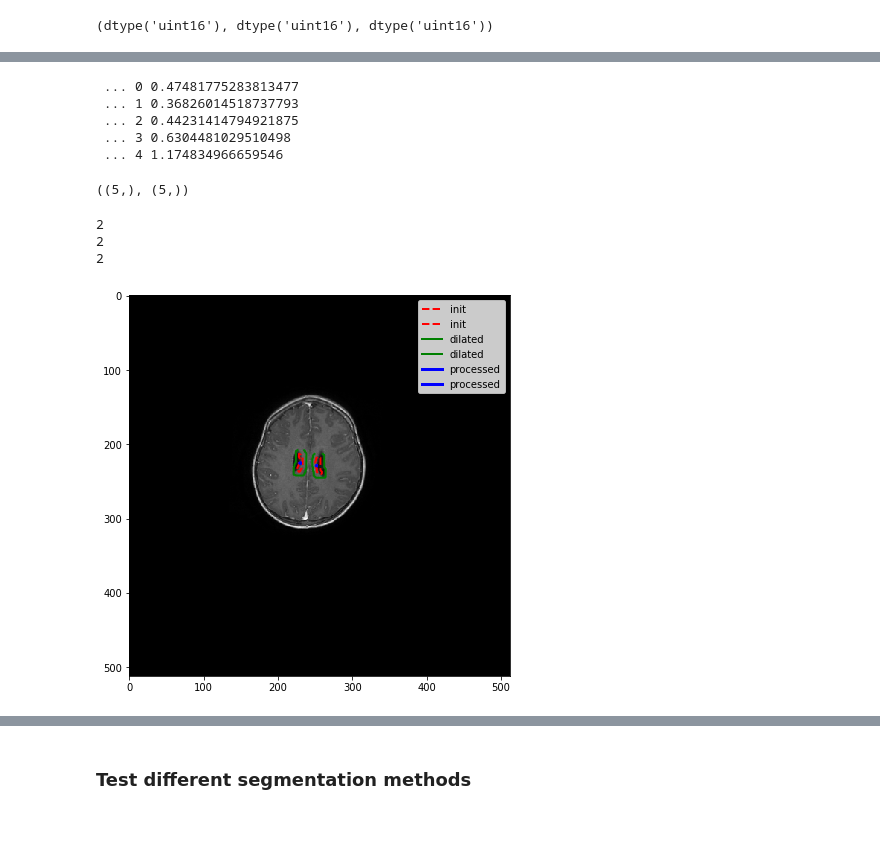
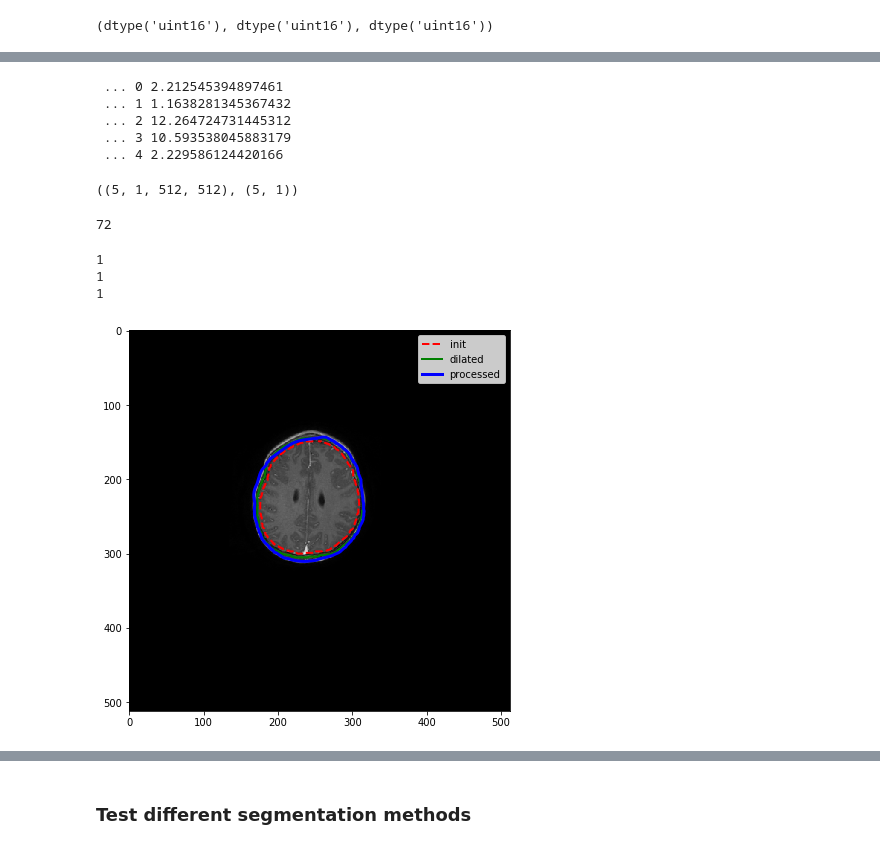
Before and after one commit to CarolineMagg/KidsBrainProject, a Jupyter notebook: data_processing/active_contour_draft.ipynb, the cells around one changed output, grey strips where cells are left out. Saved outputs shown, nothing was run; the diff lists cells and outputs as text; code cells hidden in the pictures.

```diff
--- a/data_processing/active_contour_draft.ipynb
+++ b/data_processing/active_contour_draft.ipynb
@@ -49,7 +51,7 @@ path_data = "../../Data/"
 # %% [markdown]
 ### Explore folder structure and naming
 # %%
-idx = 2
+idx = 1
 folder_name = os.path.join(path_data, str(idx))
 folder = os.listdir(folder_name)
 folder
@@ -210,7 +192,7 @@ skimage.__version__
 # %%
 # init structure to process
 ind = 72
-struct = "Corpus callosum"
+struct = "Brain"
 img_postop = data.get_post_images(ind)
 img_preop = data.get_pre_images(ind)[0]
 pts_init = data.get_contour_points(struct, ind)[0]
@@ -262,6 +272,8 @@ def dilate_segmentation(contour_mask_init, kernel_size=(10,10), iteration=1, deb
         plt.show()
         if image is not None:
             plot_segmentation(image, pts_init, pts_dilated)
+            plot_segmentation(image, pts_init, None)
+            plot_segmentation(image, None, pts_dilated)
     return pts_dilated
 # %%
 def create_contour(img, pts):
@@ -325,20 +341,24 @@ pts_init = data.get_contour_points(struct)
 contour_init = data.get_contour_overlay(struct)
 pts_proc, contour_proc, pts_dilated = segmentations_active_contour(img_postop[first:last], contour_init[first:last], pts_init[first:last])
 # %% [output]
- ... 0 0.47481775283813477
- ... 1 0.36826014518737793
- ... 2 0.44231414794921875
- ... 3 0.6304481029510498
- ... 4 1.174834966659546
+ ... 0 2.212545394897461
+ ... 1 1.1638281345367432
+ ... 2 12.264724731445312
+ ... 3 10.593538045883179
+ ... 4 2.229586124420166
 # %%
 np.shape(contour_proc), np.shape(pts_dilated)
 # %% [output]
-((5,), (5,))
+((5, 1, 512, 512), (5, 1))
+# %%
+first
+# %% [output]
+72
 # %%
-ind = 2
+ind = 0
 plot_segmentation(img_postop[first+ind], pts_init[first+ind], pts_dilated[ind], pts_proc[ind])
 # %% [output]
-2
-2
-2
+1
+1
+1
-[figure, old version]
+[figure, new version]
```
Also changed, not shown: parts of 19 cells of this notebook, 3 other files.
